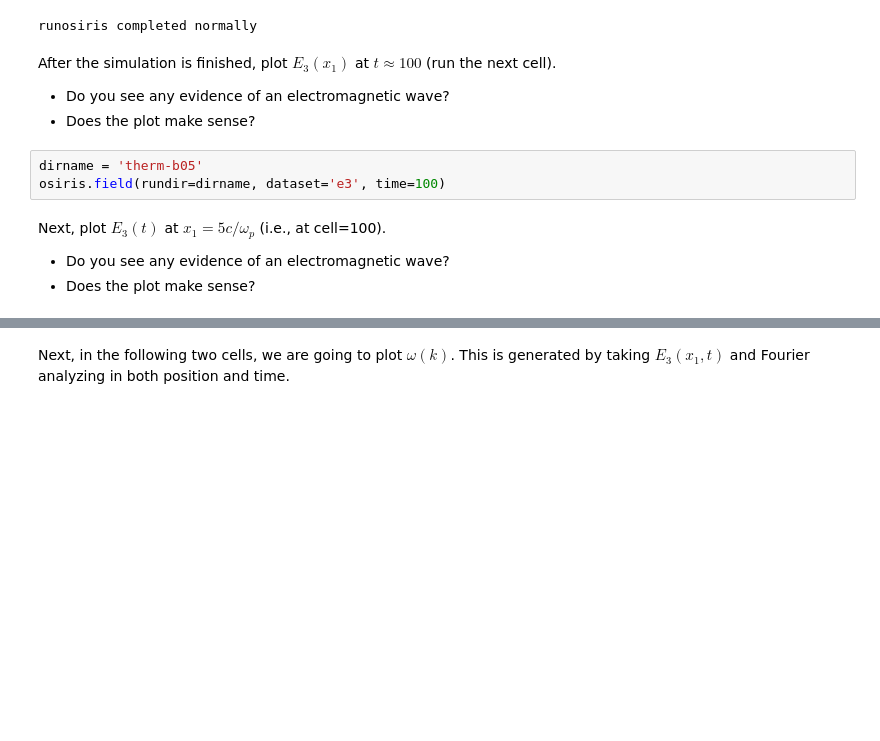
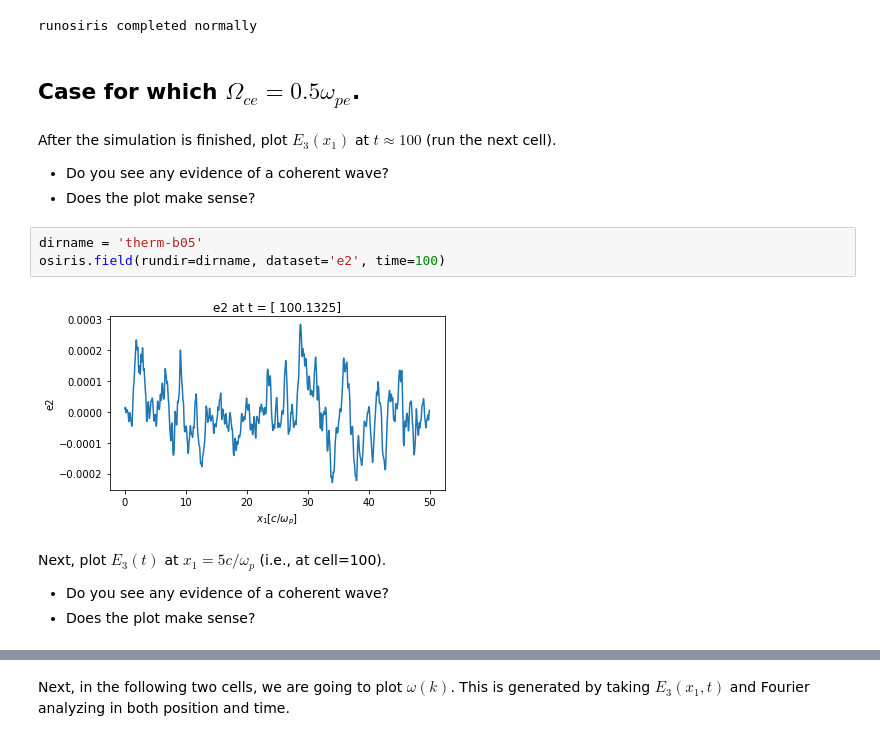
Before and after one commit to UCLA-Plasma-Simulation-Group/educational-codes, a Jupyter notebook: jupyter-docker/M185/project-3a/project-3a.ipynb, the cells around one changed output, grey strips where cells are left out. Cells and saved outputs as stored; diff of their text form; blank space fills up the shorter version.

```diff
--- a/jupyter-docker/M185/project-3a/project-3a.ipynb
+++ b/jupyter-docker/M185/project-3a/project-3a.ipynb
@@ -232,16 +178,20 @@ dirname = 'therm-b20'
 osiris.runosiris(rundir=dirname,inputfile='therm-b20.txt')
 # %% [output]
 runosiris completed normally
+# %% [markdown]
+## Case for which $\Omega_{ce} = 0.5 \omega_{pe}$.
 # %% [markdown]
 After the simulation is finished, plot $E_3(x_1)$ at $t \approx 100$ (run the next cell).
-* Do you see any evidence of an electromagnetic wave?
+* Do you see any evidence of a coherent wave?
 * Does the plot make sense?
 # %%
 dirname = 'therm-b05'
-osiris.field(rundir=dirname, dataset='e3', time=100)
+osiris.field(rundir=dirname, dataset='e2', time=100)
+# %% [output]
+[figure, added]
 # %% [markdown]
 Next, plot $E_3(t)$ at $x_1=5 c/\omega_p$ (i.e., at cell=100).
-* Do you see any evidence of an electromagnetic wave?
+* Do you see any evidence of a coherent wave?
 * Does the plot make sense?
 # %%
 dirname = 'therm-b05'
```
Also changed, not shown: parts of 16 cells of this notebook.
